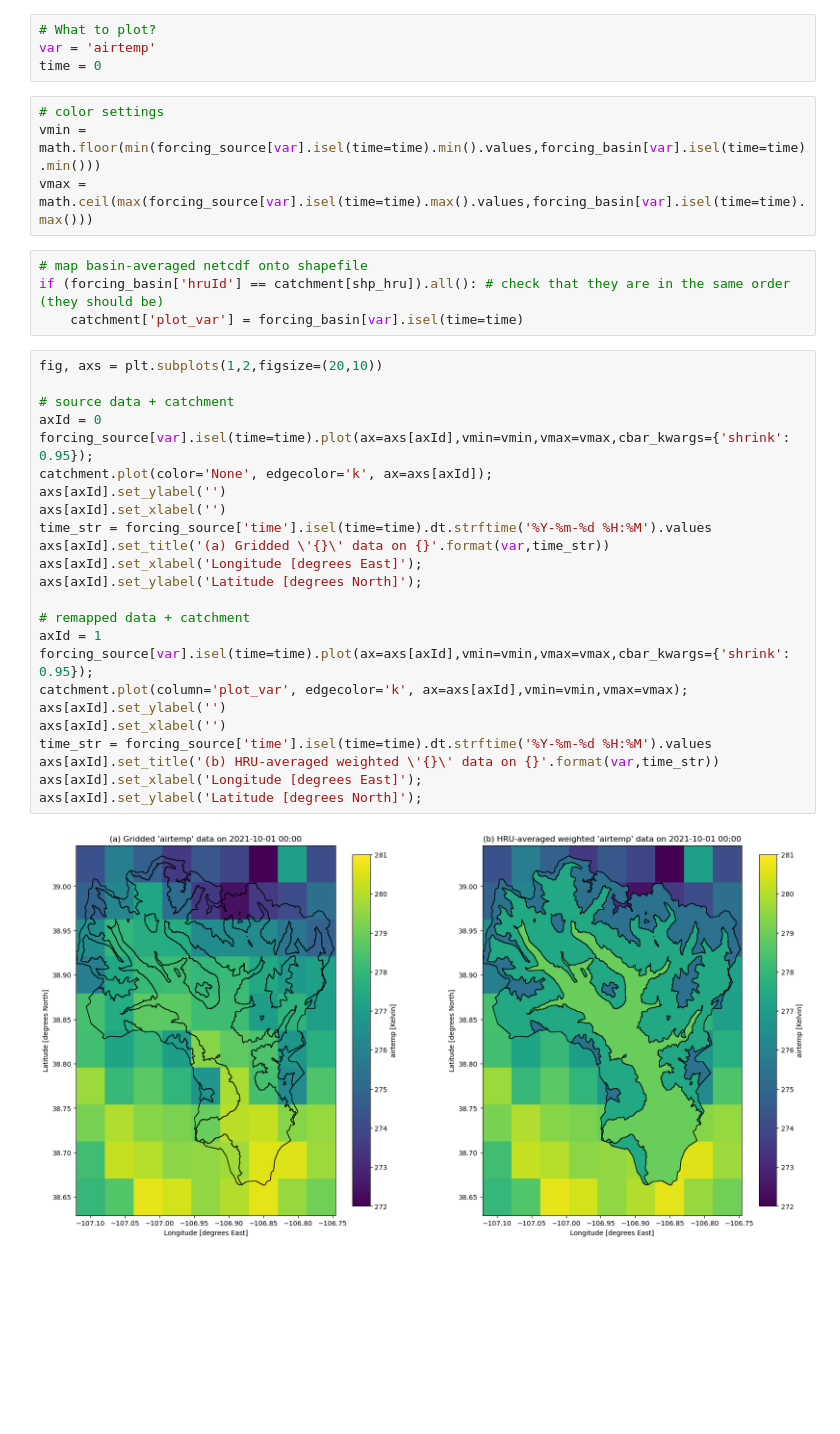
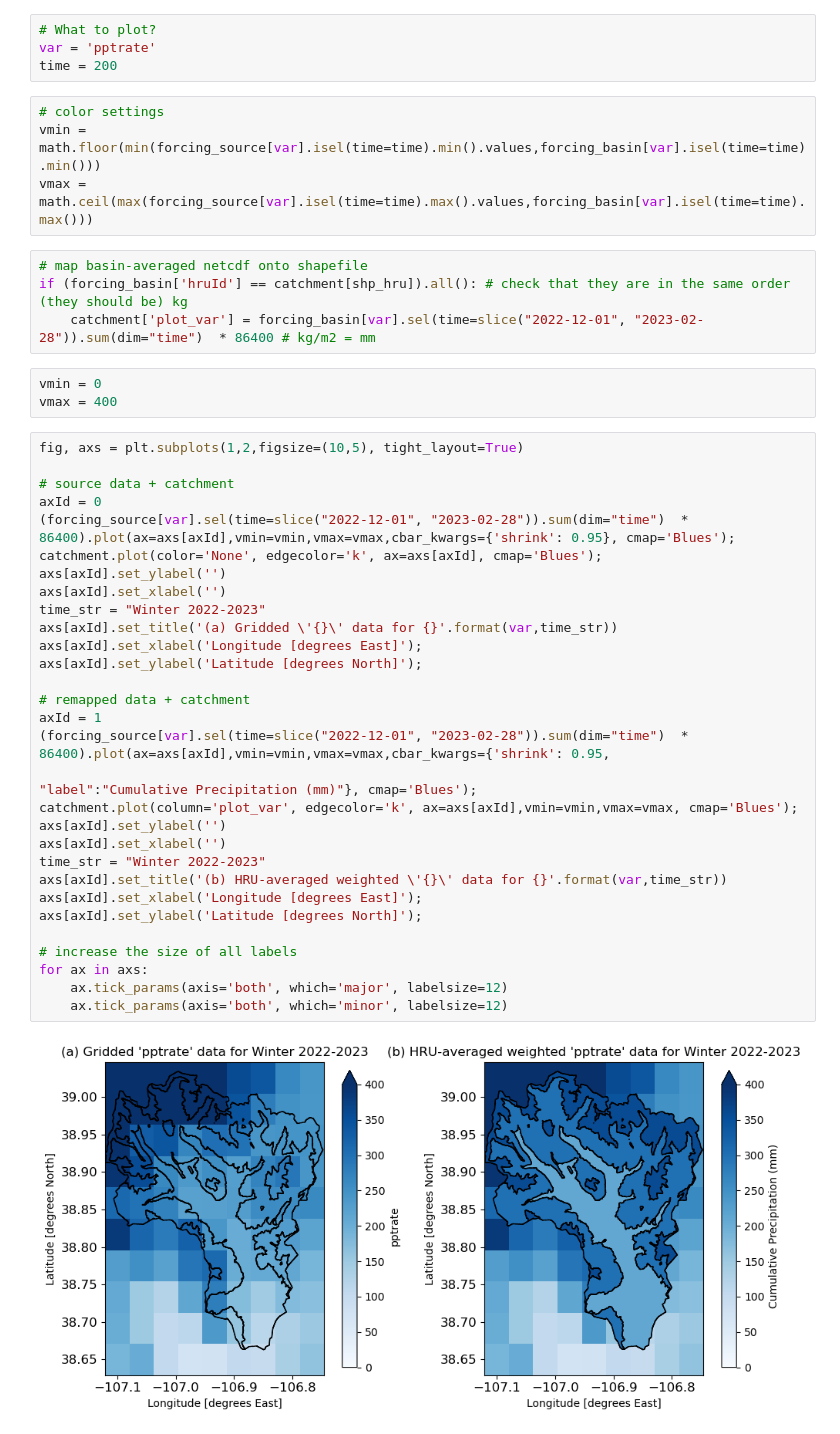
Before and after one commit to dlhogan97/mtn_hydro_pysumma, a Jupyter notebook: 7_visualization/forcing_grid_vs_catchment_averaged.ipynb, the cells around one changed output. Saved outputs shown, nothing was run; the diff lists cells and outputs as text; blank space fills up the shorter version.

```diff
--- a/7_visualization/forcing_grid_vs_catchment_averaged.ipynb
+++ b/7_visualization/forcing_grid_vs_catchment_averaged.ipynb
@@ -83,39 +83,48 @@ forcing_basin = xr.open_dataset(forcing_basin_files[0])
 # Plot settings and data prep
 # %%
 # What to plot?
-var = 'airtemp'
-time = 0
+var = 'pptrate'
+time = 200
 # %%
 # color settings
 vmin = math.floor(min(forcing_source[var].isel(time=time).min().values,forcing_basin[var].isel(time=time).min()))
 vmax = math.ceil(max(forcing_source[var].isel(time=time).max().values,forcing_basin[var].isel(time=time).max()))
 # %%
 # map basin-averaged netcdf onto shapefile
-if (forcing_basin['hruId'] == catchment[shp_hru]).all(): # check that they are in the same order (they should be)
-    catchment['plot_var'] = forcing_basin[var].isel(time=time)
+if (forcing_basin['hruId'] == catchment[shp_hru]).all(): # check that they are in the same order (they should be) kg
+    catchment['plot_var'] = forcing_basin[var].sel(time=slice("2022-12-01", "2023-02-28")).sum(dim="time")  * 86400 # kg/m2 = mm
+# %%
+vmin = 0
+vmax = 400
 # %%
-fig, axs = plt.subplots(1,2,figsize=(20,10))
+fig, axs = plt.subplots(1,2,figsize=(10,5), tight_layout=True)
 
 # source data + catchment
 axId = 0
-forcing_source[var].isel(time=time).plot(ax=axs[axId],vmin=vmin,vmax=vmax,cbar_kwargs={'shrink': 0.95});
-catchment.plot(color='None', edgecolor='k', ax=axs[axId]);
+(forcing_source[var].sel(time=slice("2022-12-01", "2023-02-28")).sum(dim="time")  * 86400).plot(ax=axs[axId],vmin=vmin,vmax=vmax,cbar_kwargs={'shrink': 0.95}, cmap='Blues');
+catchment.plot(color='None', edgecolor='k', ax=axs[axId], cmap='Blues');
 axs[axId].set_ylabel('')
 axs[axId].set_xlabel('')
-time_str = forcing_source['time'].isel(time=time).dt.strftime('%Y-%m-%d %H:%M').values
-axs[axId].set_title('(a) Gridded \'{}\' data on {}'.format(var,time_str))
+time_str = "Winter 2022-2023"
+axs[axId].set_title('(a) Gridded \'{}\' data for {}'.format(var,time_str))
 axs[axId].set_xlabel('Longitude [degrees East]');
 axs[axId].set_ylabel('Latitude [degrees North]');
 
 # remapped data + catchment
 axId = 1
-forcing_source[var].isel(time=time).plot(ax=axs[axId],vmin=vmin,vmax=vmax,cbar_kwargs={'shrink': 0.95});
-catchment.plot(column='plot_var', edgecolor='k', ax=axs[axId],vmin=vmin,vmax=vmax);
+(forcing_source[var].sel(time=slice("2022-12-01", "2023-02-28")).sum(dim="time")  * 86400).plot(ax=axs[axId],vmin=vmin,vmax=vmax,cbar_kwargs={'shrink': 0.95,
+                                                                                                                                              "label":"Cumulative Precipitation (mm)"}, cmap='Blues');
+catchment.plot(column='plot_var', edgecolor='k', ax=axs[axId],vmin=vmin,vmax=vmax, cmap='Blues');
 axs[axId].set_ylabel('')
 axs[axId].set_xlabel('')
-time_str = forcing_source['time'].isel(time=time).dt.strftime('%Y-%m-%d %H:%M').values
-axs[axId].set_title('(b) HRU-averaged weighted \'{}\' data on {}'.format(var,time_str))
+time_str = "Winter 2022-2023"
+axs[axId].set_title('(b) HRU-averaged weighted \'{}\' data for {}'.format(var,time_str))
 axs[axId].set_xlabel('Longitude [degrees East]');
 axs[axId].set_ylabel('Latitude [degrees North]');
+
+# increase the size of all labels
+for ax in axs:
+    ax.tick_params(axis='both', which='major', labelsize=12)
+    ax.tick_params(axis='both', which='minor', labelsize=12)
 # %% [output]
-[figure, old version]
+[figure, new version]
```
Also changed, not shown: parts of 1 cell of this notebook, 28 other files.
